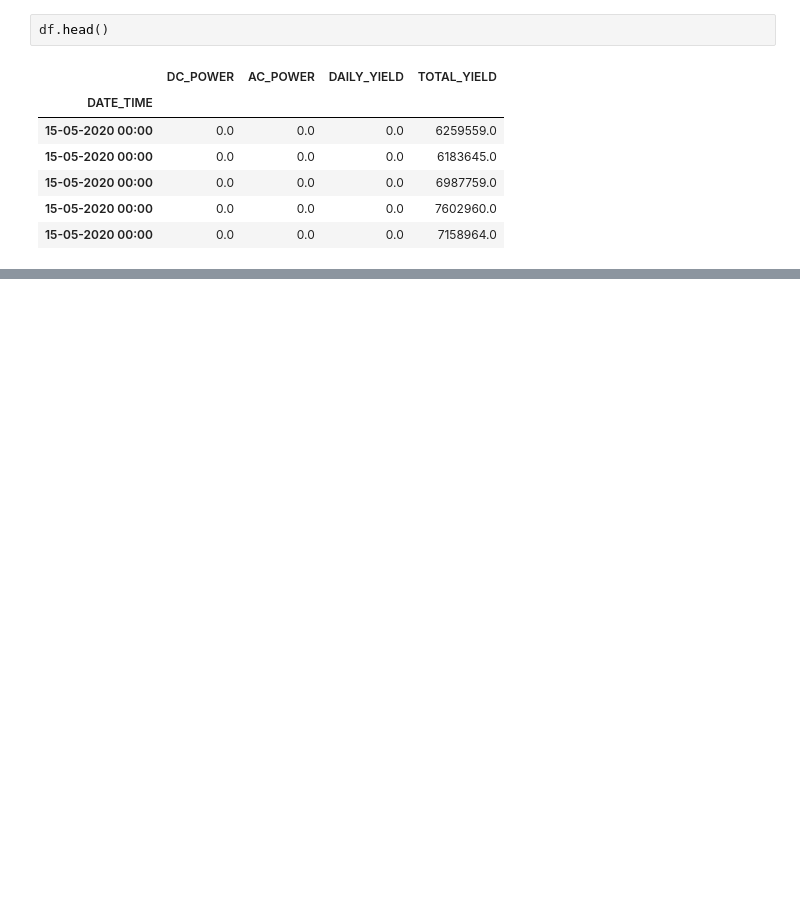
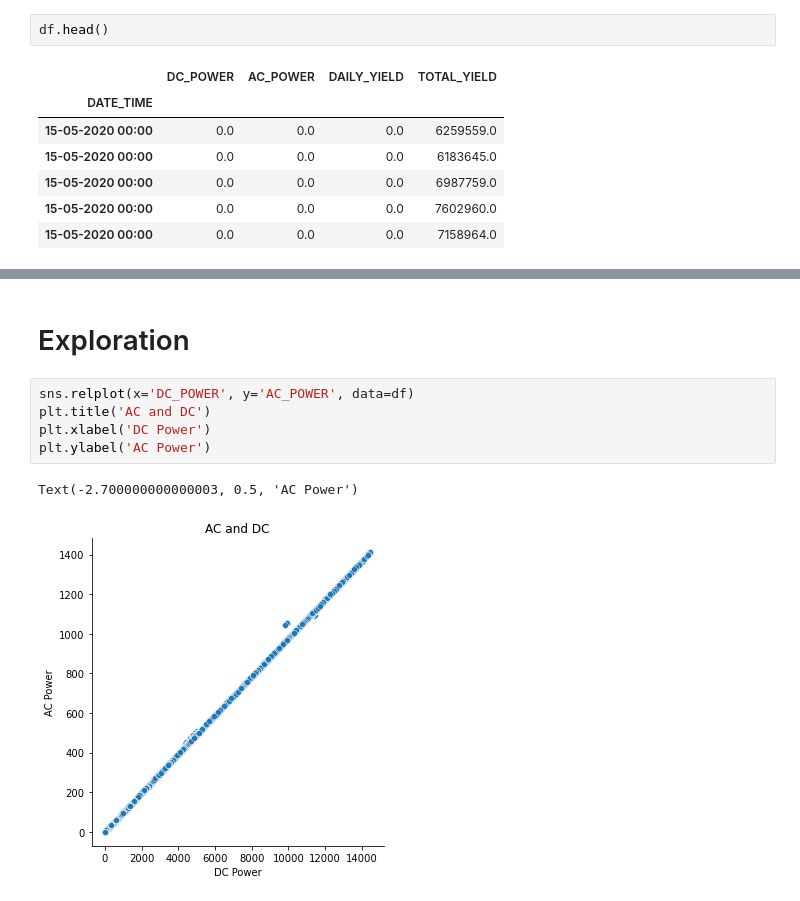
Before and after one commit to BurtonBarnes/solar, a Jupyter notebook: final_notebook.ipynb, the cells around one changed output, grey strips where cells are left out. Drawn from its saved outputs; the diff is of its cells as text; blank space fills up the shorter version.

```diff
--- a/final_notebook.ipynb
+++ b/final_notebook.ipynb
@@ -71,2 +85,10 @@ df.head()
 # %% [markdown]
-#
+# Exploration
+# %%
+sns.relplot(x='DC_POWER', y='AC_POWER', data=df)
+plt.title('AC and DC')
+plt.xlabel('DC Power')
+plt.ylabel('AC Power')
+# %% [output]
+Text(-2.700000000000003, 0.5, 'AC Power')
+[figure, added]
```
Also changed, not shown: parts of 4 cells of this notebook.
